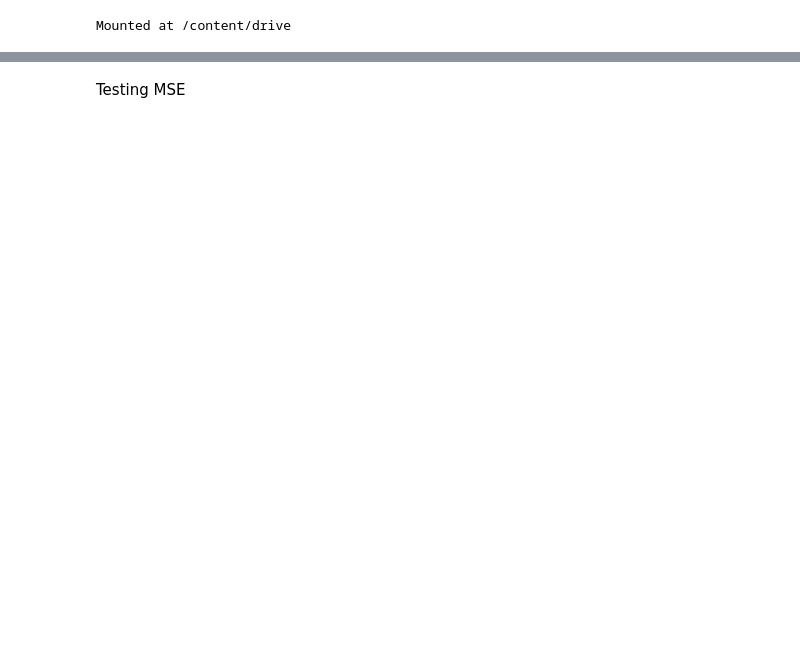
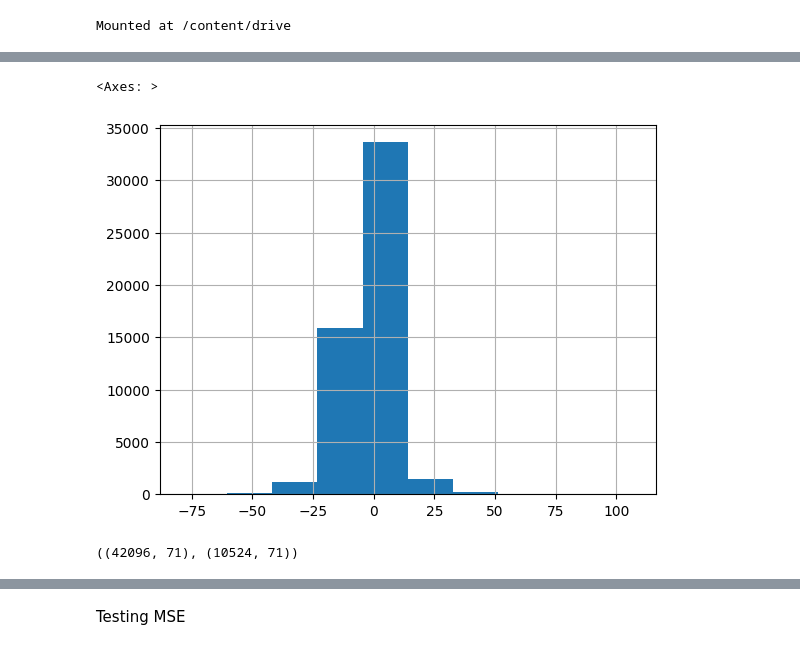
Before and after one commit to Aomaphisara/ULckdresearch2023, a Jupyter notebook: XGBoost_Feature_Importance.ipynb, the cells around one changed output, grey strips where cells are left out. Saved outputs shown, nothing was run; the diff lists cells and outputs as text; code cells hidden in the pictures; blank space fills up the shorter version.

```diff
--- a/XGBoost_Feature_Importance.ipynb
+++ b/XGBoost_Feature_Importance.ipynb
@@ -23 +79,6 @@ from sklearn.model_selection import train_test_split
+# %%
+df['Slopes'].hist()
+# %% [output]
+<Axes: >
+[figure, added]
 # %%
@@ -62,0 +112,4 @@ feature_importance = xgb.feature_importances_
+# %%
+X_train.shape,  X_test.shape
+# %% [output]
+((42096, 71), (10524, 71))
```
Also changed, not shown: parts of 40 cells of this notebook.
